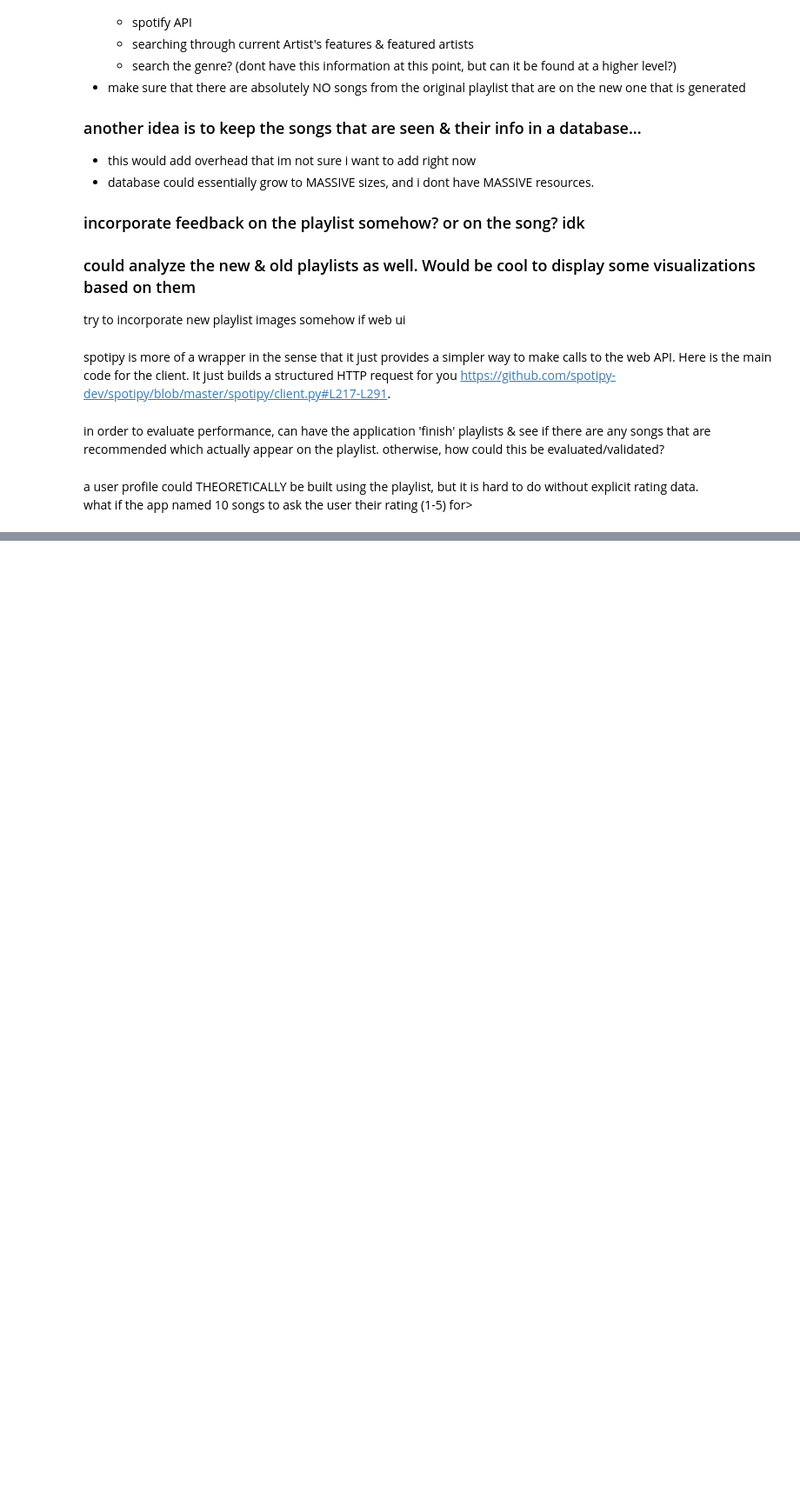
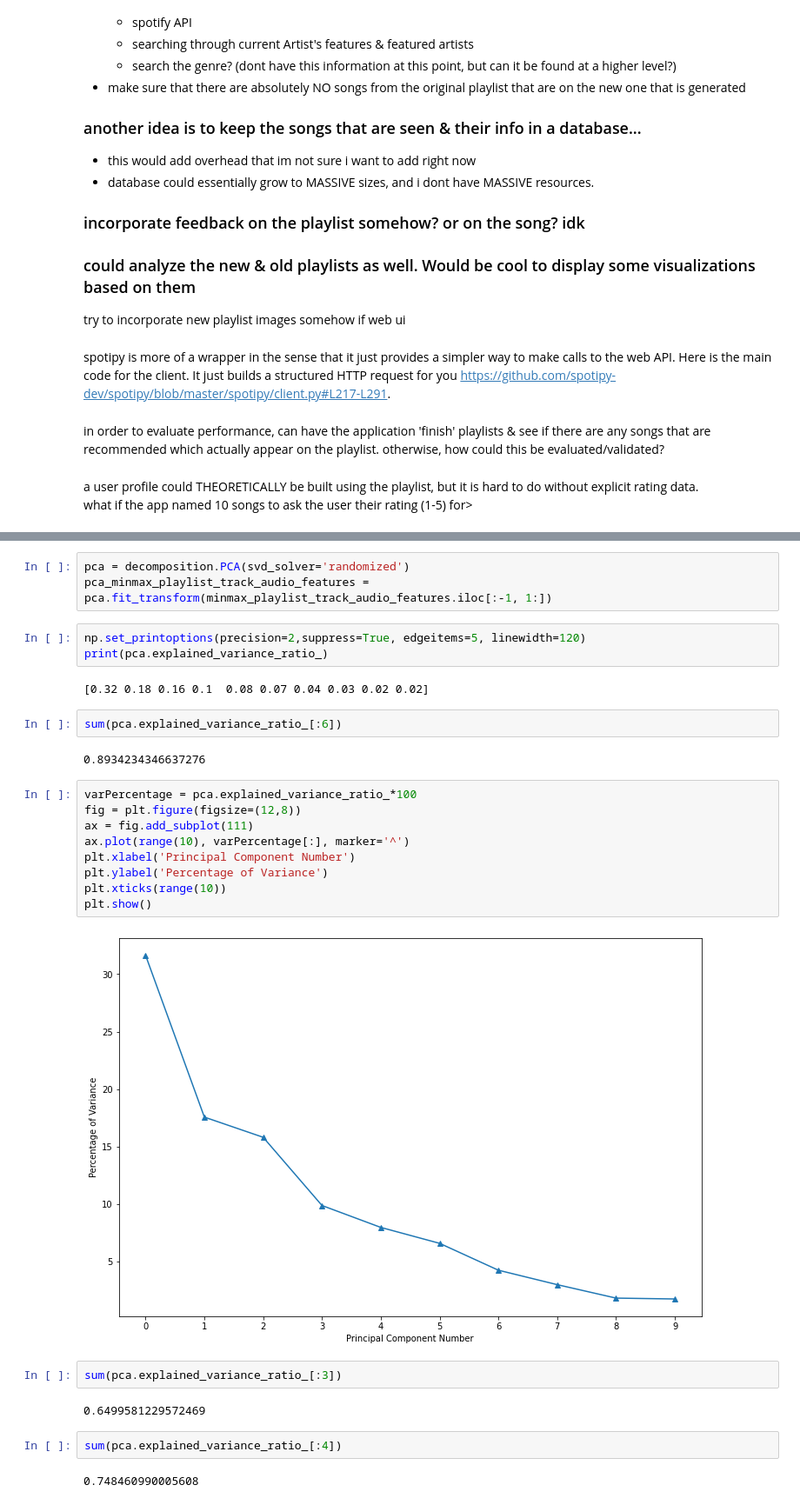
Before and after one commit to mv4z/dsc478_final, a Jupyter notebook: spotify_API_exploratory.ipynb, the cells around one changed output, grey strips where cells are left out. Shown at 87% size. Saved outputs shown, nothing was run; the diff lists cells and outputs as text; blank space fills up the shorter version.

```diff
--- a/spotify_API_exploratory.ipynb
+++ b/spotify_API_exploratory.ipynb
@@ -341,0 +685,31 @@ sp.audio_features(['4CYTQpr2jc4uBScYvpEK2w'])
+# %%
+pca = decomposition.PCA(svd_solver='randomized')
+pca_minmax_playlist_track_audio_features = pca.fit_transform(minmax_playlist_track_audio_features.iloc[:-1, 1:])
+# %%
+np.set_printoptions(precision=2,suppress=True, edgeitems=5, linewidth=120)
+print(pca.explained_variance_ratio_)
+# %% [output]
+[0.32 0.18 0.16 0.1  0.08 0.07 0.04 0.03 0.02 0.02]
+# %%
+sum(pca.explained_variance_ratio_[:6])
+# %% [output]
+0.8934234346637276
+# %%
+varPercentage = pca.explained_variance_ratio_*100
+fig = plt.figure(figsize=(12,8))
+ax = fig.add_subplot(111)
+ax.plot(range(10), varPercentage[:], marker='^')
+plt.xlabel('Principal Component Number')
+plt.ylabel('Percentage of Variance')
+plt.xticks(range(10))
+plt.show()
+# %% [output]
+[figure, added]
+# %%
+sum(pca.explained_variance_ratio_[:3])
+# %% [output]
+0.6499581229572469
+# %%
+sum(pca.explained_variance_ratio_[:4])
+# %% [output]
+0.748460990005608
```
Also changed, not shown: parts of 40 cells of this notebook, 7 other files.
